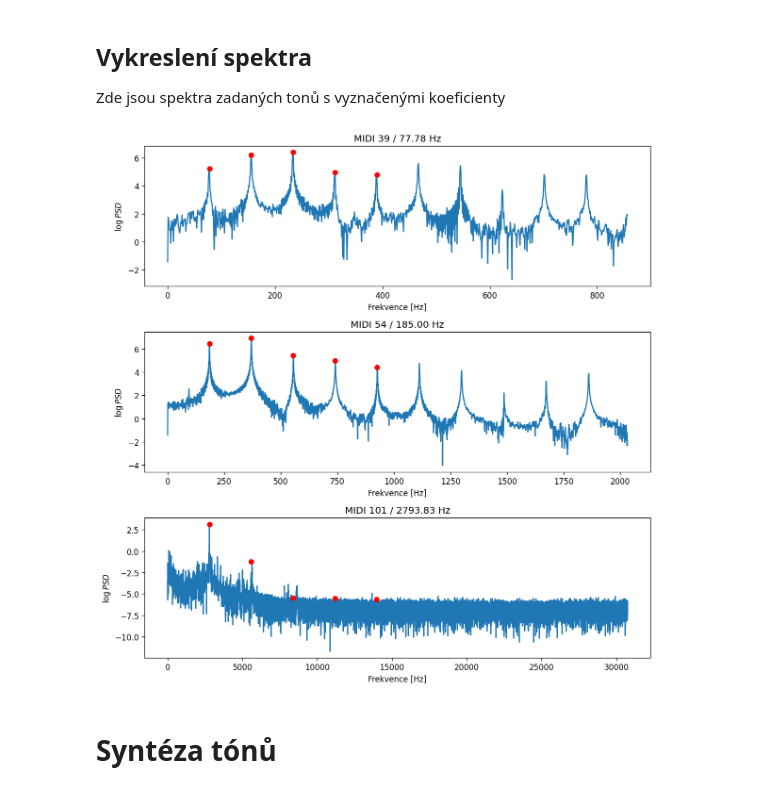
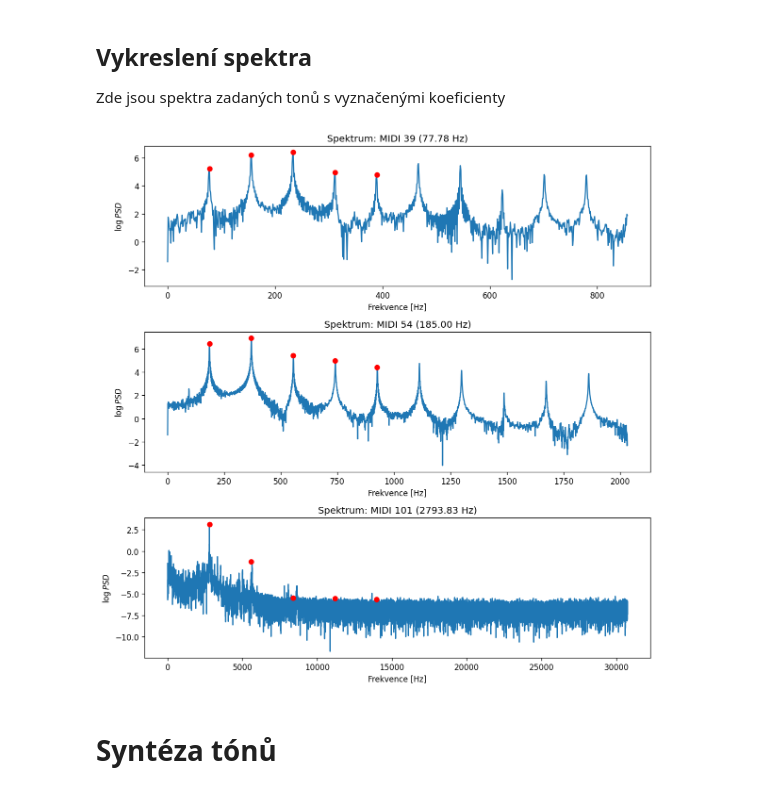
Before and after one commit to JosefKuchar/iss-project, a Jupyter notebook: src/reseni.ipynb, the cells around one changed output. Drawn from its saved outputs; the diff is of its cells as text; code cells hidden in the pictures.

```diff
--- a/src/reseni.ipynb
+++ b/src/reseni.ipynb
@@ -232,19 +232,19 @@ Zde jsou spektra zadaných tonů s vyznačenými koeficienty
 # %%
 plt.figure(figsize=(10, 10), dpi=120)
 for i, (tone, freq) in enumerate(xkucha28t):
     eleven_f0 = int(estimates[tone] * 11)
     dft = np.fft.fft(xall[tone] + 1e-5, Fs)
     dft = dft[:eleven_f0]
     plt.subplot(3, 1, i+1)
     plt.plot(np.log(np.abs(dft)))
-    plt.title(f"MIDI {tone} / {freq:.2f} Hz")
+    plt.title(f"Spektrum: MIDI {tone} ({freq:.2f} Hz)")
     plt.xlabel("Frekvence [Hz]")
     plt.ylabel("$\log PSD$")
     for k in range(0, 5):
         plt.plot((k+1) * estimates[tone], np.log(midi['representation'][tone][k][0]), 'ro')
 plt.tight_layout()
 # %% [output]
-[figure, old version]
+[figure, new version]
 # %% [markdown]
 # Syntéza tónů
 # %% [markdown]
```
Also changed, not shown: parts of 9 cells of this notebook, 3 other files.
